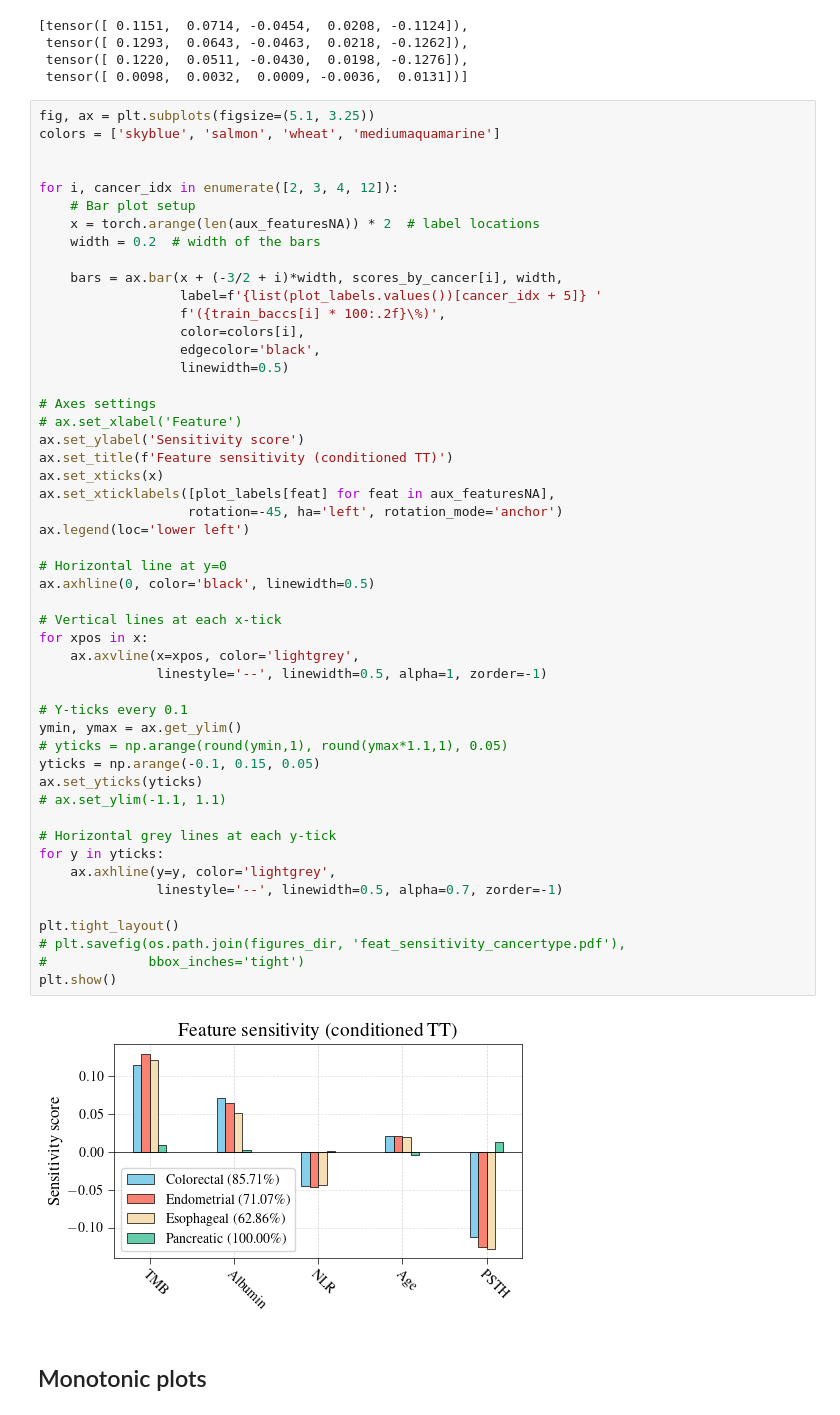
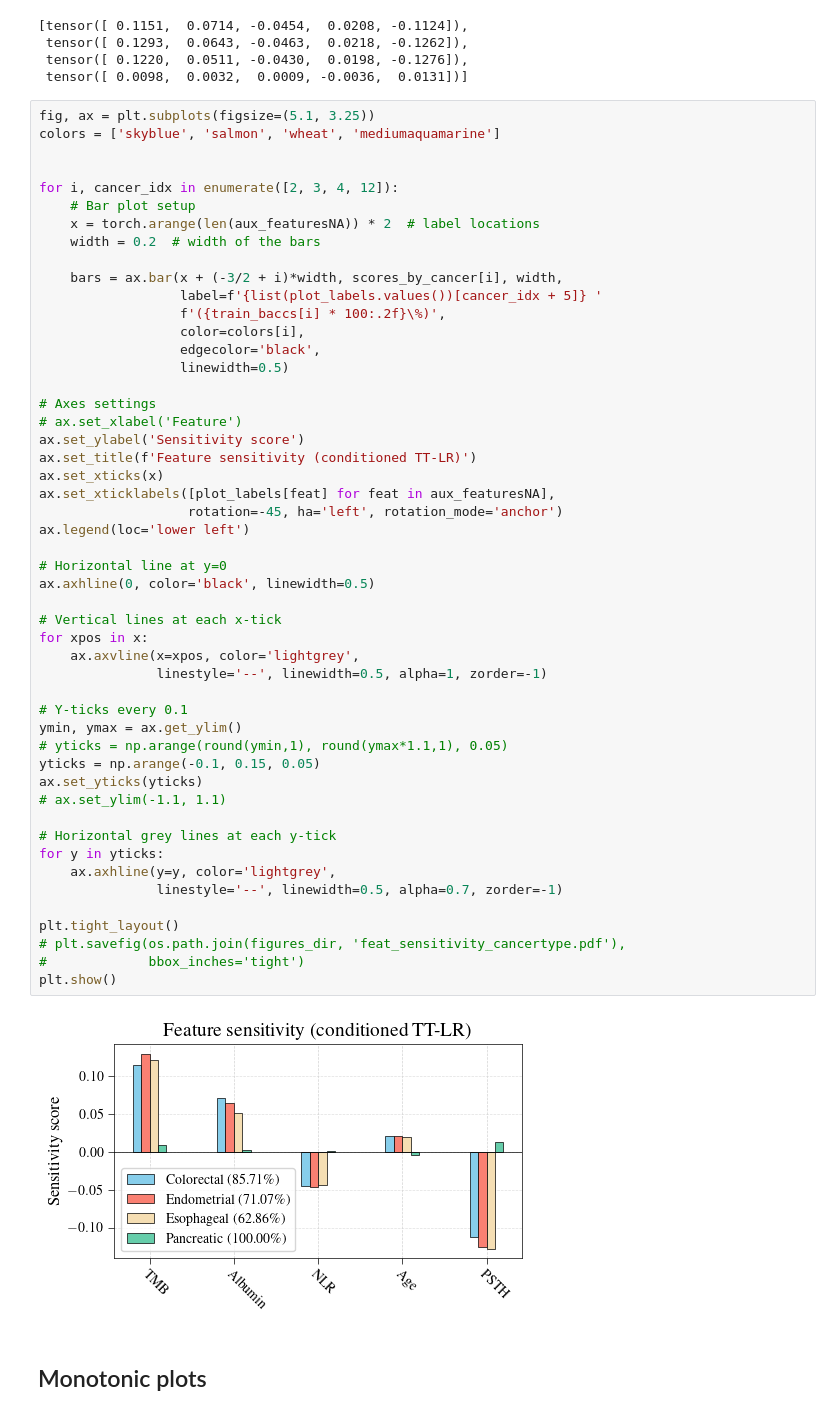
Before and after one commit to joserapa98/tns4loris, a Jupyter notebook: interpretability/interpretability.ipynb, the cells around one changed output. Saved outputs shown, nothing was run; the diff lists cells and outputs as text.

Commit message:
Update figures with TT-LR labels

```diff
--- a/interpretability/interpretability.ipynb
+++ b/interpretability/interpretability.ipynb
@@ -1099,38 +1099,38 @@ for i, cancer_idx in enumerate([2, 3, 4, 12]):
 # Axes settings
 # ax.set_xlabel('Feature')
 ax.set_ylabel('Sensitivity score')
-ax.set_title(f'Feature sensitivity (conditioned TT)')
+ax.set_title(f'Feature sensitivity (conditioned TT-LR)')
 ax.set_xticks(x)
 ax.set_xticklabels([plot_labels[feat] for feat in aux_featuresNA],
                    rotation=-45, ha='left', rotation_mode='anchor')
 ax.legend(loc='lower left')
 
 # Horizontal line at y=0
 ax.axhline(0, color='black', linewidth=0.5)
 
 # Vertical lines at each x-tick
 for xpos in x:
     ax.axvline(x=xpos, color='lightgrey',
                linestyle='--', linewidth=0.5, alpha=1, zorder=-1)
 
 # Y-ticks every 0.1
 ymin, ymax = ax.get_ylim()
 # yticks = np.arange(round(ymin,1), round(ymax*1.1,1), 0.05)
 yticks = np.arange(-0.1, 0.15, 0.05)
 ax.set_yticks(yticks)
 # ax.set_ylim(-1.1, 1.1)
 
 # Horizontal grey lines at each y-tick
 for y in yticks:
     ax.axhline(y=y, color='lightgrey',
                linestyle='--', linewidth=0.5, alpha=0.7, zorder=-1)
 
 plt.tight_layout()
 # plt.savefig(os.path.join(figures_dir, 'feat_sensitivity_cancertype.pdf'),
 #             bbox_inches='tight')
 plt.show()
 # %% [output]
-[figure, old version]
+[figure, new version]
 # %% [markdown]
 ## Monotonic plots
 # %%
```
Also changed, not shown: parts of 5 cells of this notebook, 2 other files.
